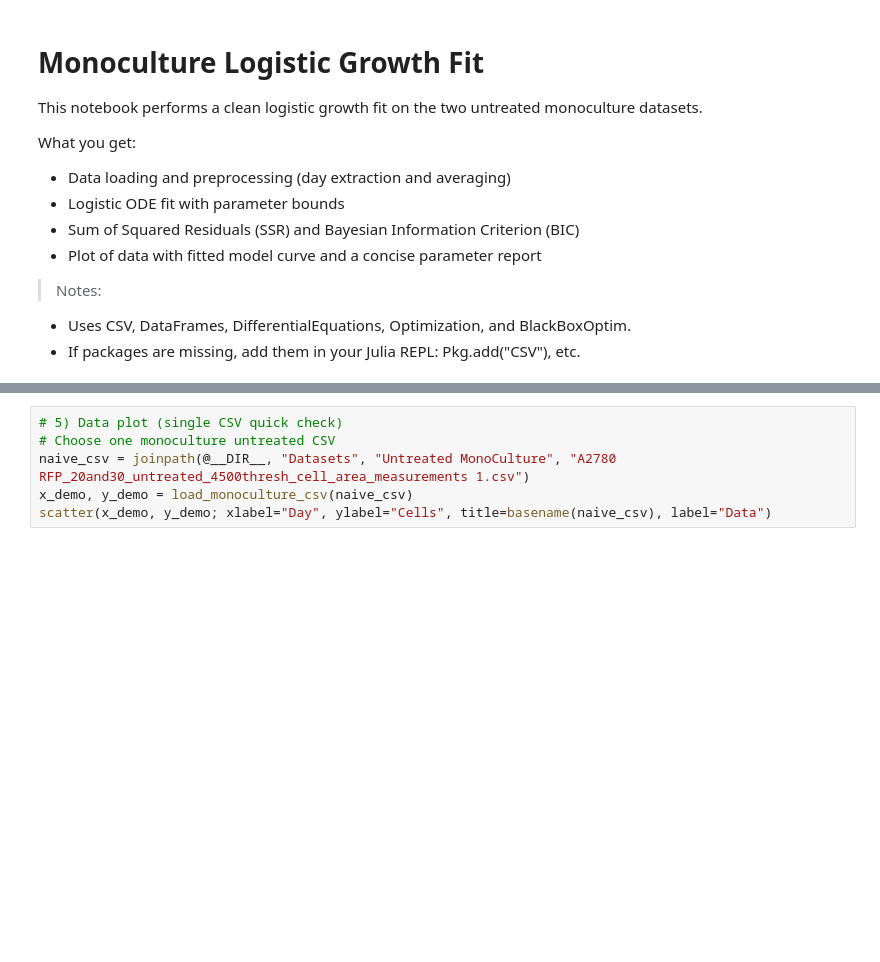
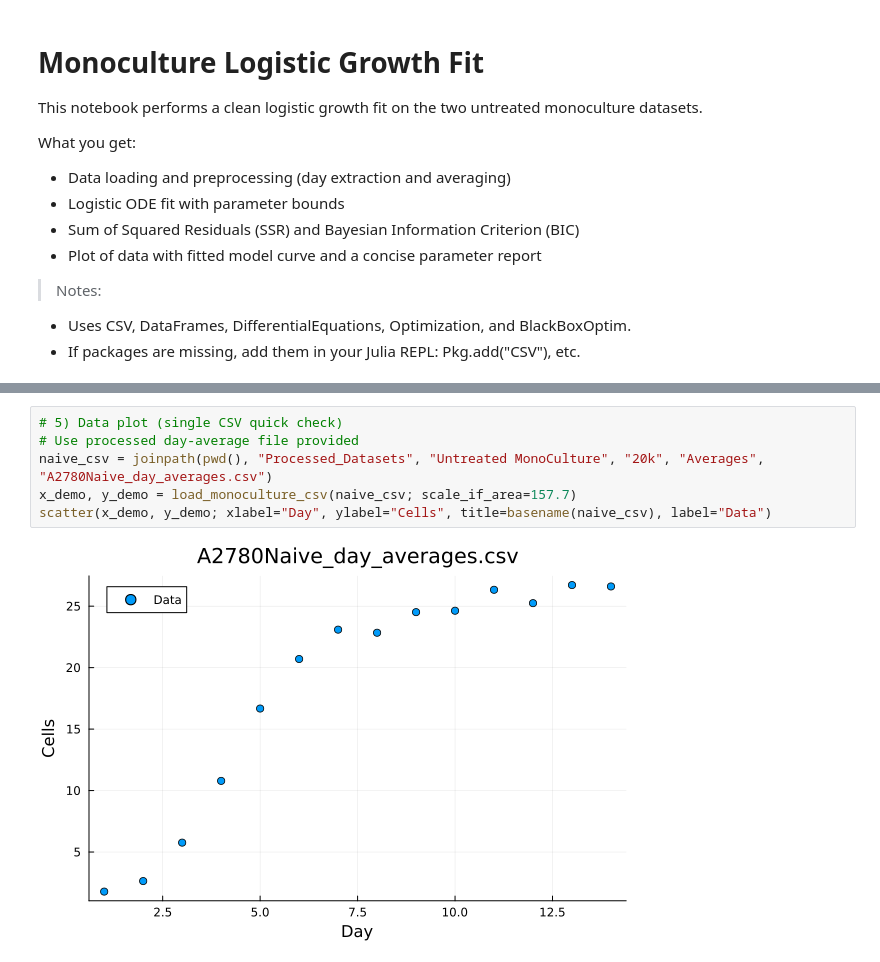
Before and after one commit to kadinelbak/CancerGrowthDynamics, a Jupyter notebook: MonoCulture Math Modelling.ipynb, the cells around one changed output, grey strips where cells are left out. Saved outputs shown, nothing was run; the diff lists cells and outputs as text; blank space fills up the shorter version.

Commit message:
Monoculture modelling (2)

```diff
--- a/MonoCulture Math Modelling.ipynb
+++ b/MonoCulture Math Modelling.ipynb
@@ -126,9 +163,11 @@ end
 # %%
 # 5) Data plot (single CSV quick check)
-# Choose one monoculture untreated CSV
-naive_csv = joinpath(@__DIR__, "Datasets", "Untreated MonoCulture", "A2780 RFP_20and30_untreated_4500thresh_cell_area_measurements 1.csv")
-x_demo, y_demo = load_monoculture_csv(naive_csv)
+# Use processed day-average file provided
+naive_csv = joinpath(pwd(), "Processed_Datasets", "Untreated MonoCulture", "20k", "Averages", "A2780Naive_day_averages.csv")
+x_demo, y_demo = load_monoculture_csv(naive_csv; scale_if_area=157.7)
 scatter(x_demo, y_demo; xlabel="Day", ylabel="Cells", title=basename(naive_csv), label="Data")
+# %% [output]
+[figure, added]
 # %%
 # 6) Main run cell (fit + plot for the demo CSV)
 p̂_demo, sol_demo, fr_demo = fit_logistic(x_demo, y_demo)
```
Also changed, not shown: parts of 7 cells of this notebook.
